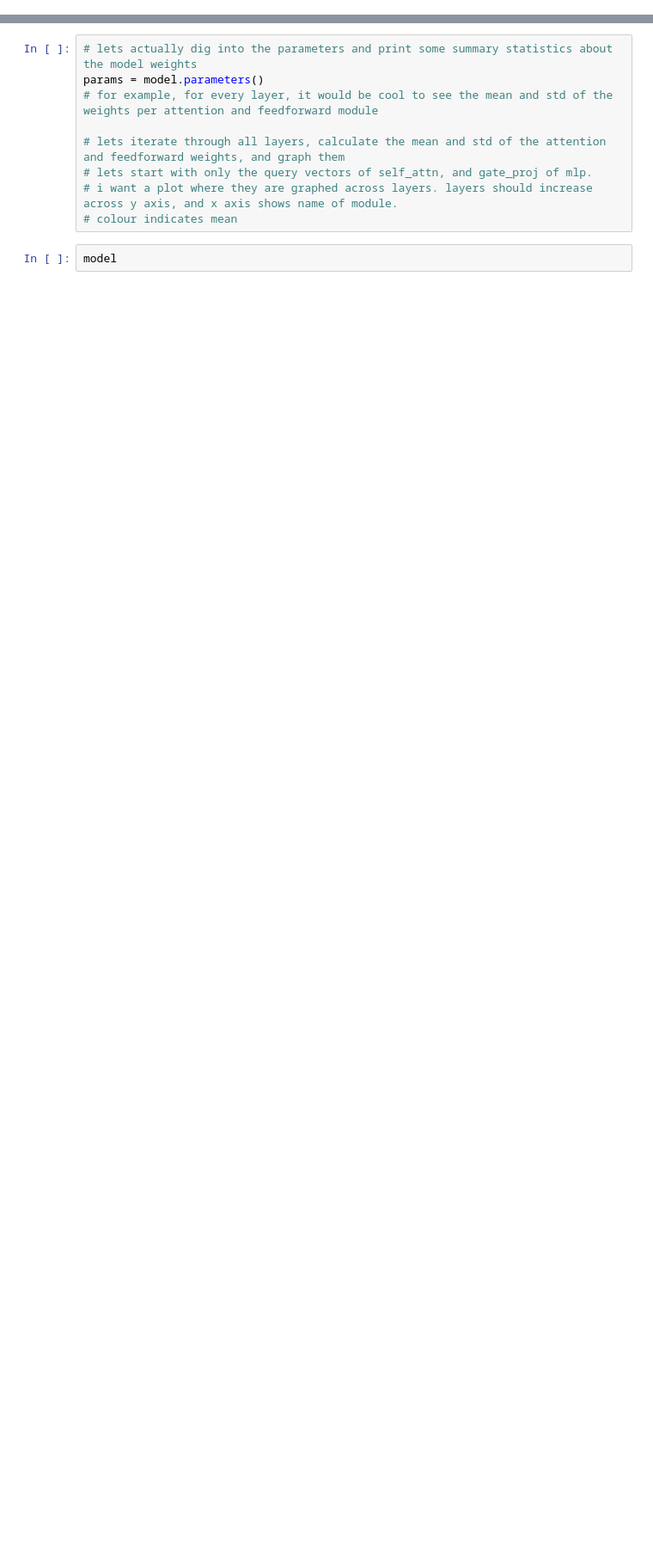
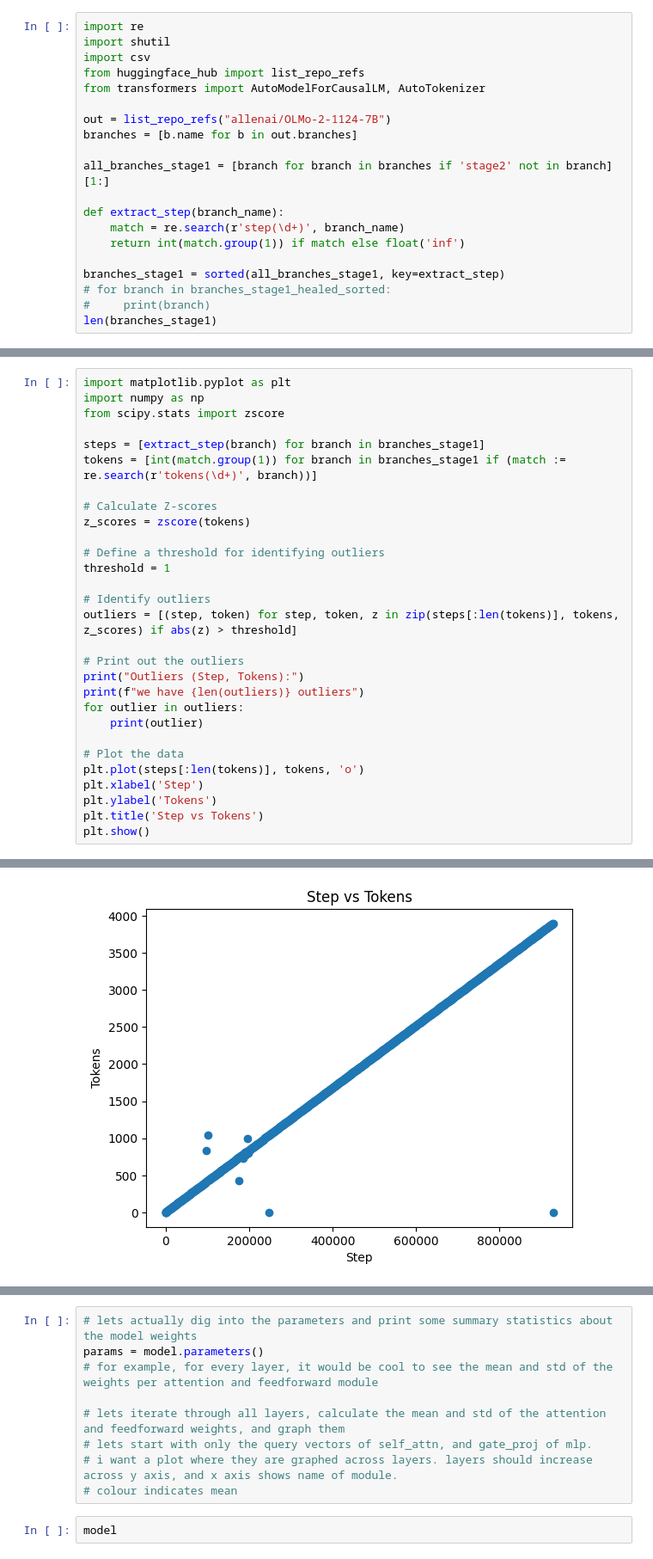
Before and after one commit to Neelectric/ModelWeave, a Jupyter notebook: compare_ckpts.ipynb, the cells around one changed output, grey strips where cells are left out. Shown at 86% size. Saved outputs shown, nothing was run; the diff lists cells and outputs as text; blank space fills up the shorter version.

```diff
--- a/compare_ckpts.ipynb
+++ b/compare_ckpts.ipynb
@@ -0,0 +1,20 @@
+# %%
+import re
+import shutil
+import csv
+from huggingface_hub import list_repo_refs
+from transformers import AutoModelForCausalLM, AutoTokenizer
+
+out = list_repo_refs("allenai/OLMo-2-1124-7B")
+branches = [b.name for b in out.branches]
+
+all_branches_stage1 = [branch for branch in branches if 'stage2' not in branch][1:]
+
+def extract_step(branch_name):
+    match = re.search(r'step(\d+)', branch_name)
+    return int(match.group(1)) if match else float('inf')
+
+branches_stage1 = sorted(all_branches_stage1, key=extract_step)
+# for branch in branches_stage1_healed_sorted:
+#     print(branch)
+len(branches_stage1)
@@ -0,0 +23,30 @@
+# %%
+import matplotlib.pyplot as plt
+import numpy as np
+from scipy.stats import zscore
+
+steps = [extract_step(branch) for branch in branches_stage1]
+tokens = [int(match.group(1)) for branch in branches_stage1 if (match := re.search(r'tokens(\d+)', branch))]
+
+# Calculate Z-scores
+z_scores = zscore(tokens)
+
+# Define a threshold for identifying outliers
+threshold = 1
+
+# Identify outliers
+outliers = [(step, token) for step, token, z in zip(steps[:len(tokens)], tokens, z_scores) if abs(z) > threshold]
+
+# Print out the outliers
+print("Outliers (Step, Tokens):")
+print(f"we have {len(outliers)} outliers")
+for outlier in outliers:
+    print(outlier)
+
+# Plot the data
+plt.plot(steps[:len(tokens)], tokens, 'o')
+plt.xlabel('Step')
+plt.ylabel('Tokens')
+plt.title('Step vs Tokens')
+plt.show()
+# %% [output]
@@ -0,0 +70 @@
+[figure, added]
```
Also changed, not shown: parts of 5 cells of this notebook, 6 other files.
